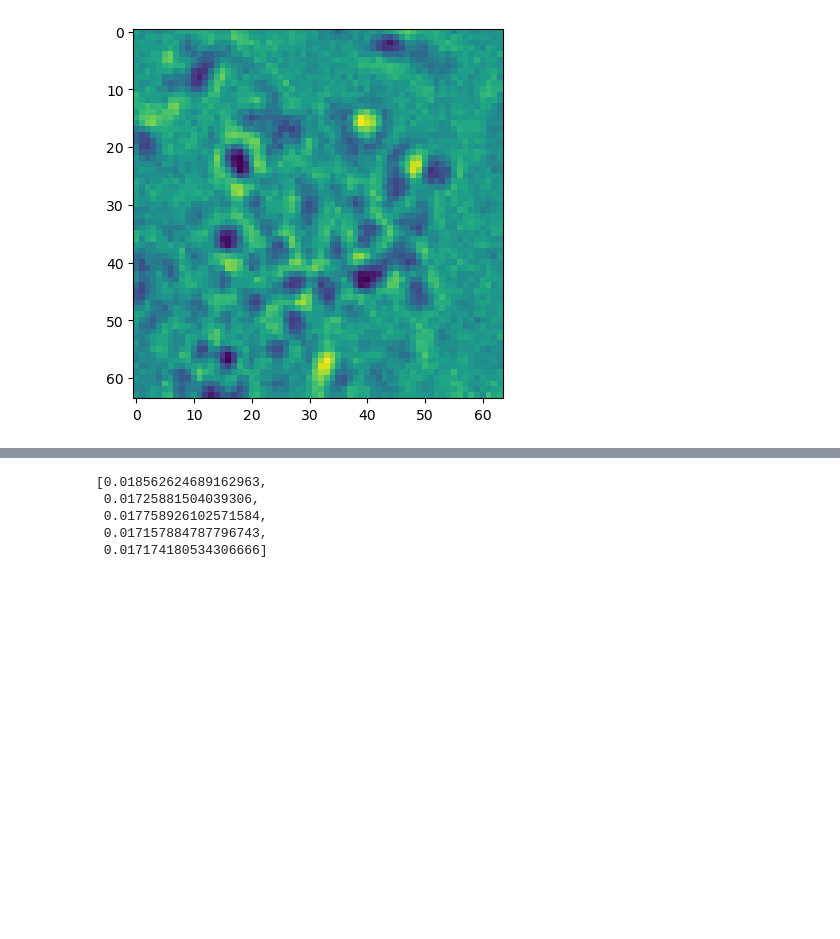
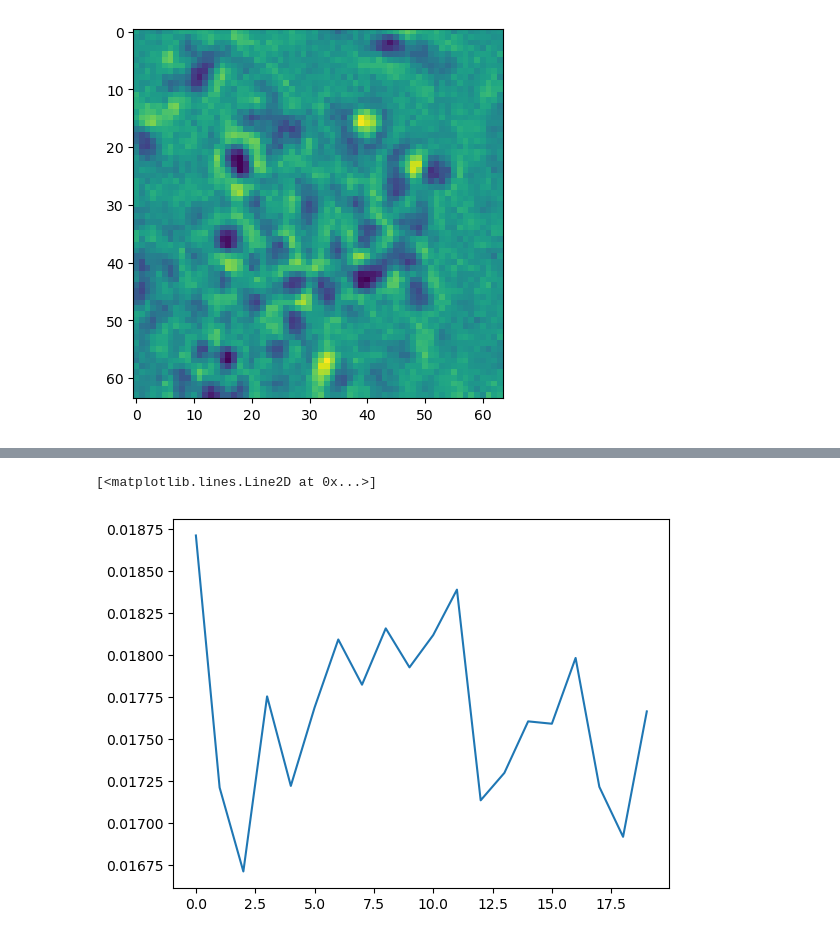
Before and after one commit to louisleger/cell-cycle, a Jupyter notebook: train_dycep.ipynb, the cells around one changed output, grey strips where cells are left out. Cells and saved outputs as stored; diff of their text form; code cells hidden in the pictures; blank space fills up the shorter version.

```diff
--- a/train_dycep.ipynb
+++ b/train_dycep.ipynb
@@ -110,12 +125,11 @@ dict_keys(['number', 'path', 'name', 'model_type', 'img_channels', 'batch_size',
 # %%
 config["train_loss"]
 config["test_loss"]
+
+plt.plot(config["test_loss"])
 # %% [output]
-[0.018562624689162963,
- 0.01725881504039306,
- 0.017758926102571584,
- 0.017157884787796743,
- 0.017174180534306666]
+[<matplotlib.lines.Line2D at 0x...>]
+[figure, added]
 # %%
 from modules.learning.evaluate import Evaluation
 
```
Also changed, not shown: parts of 10 cells of this notebook, 3 other files.
